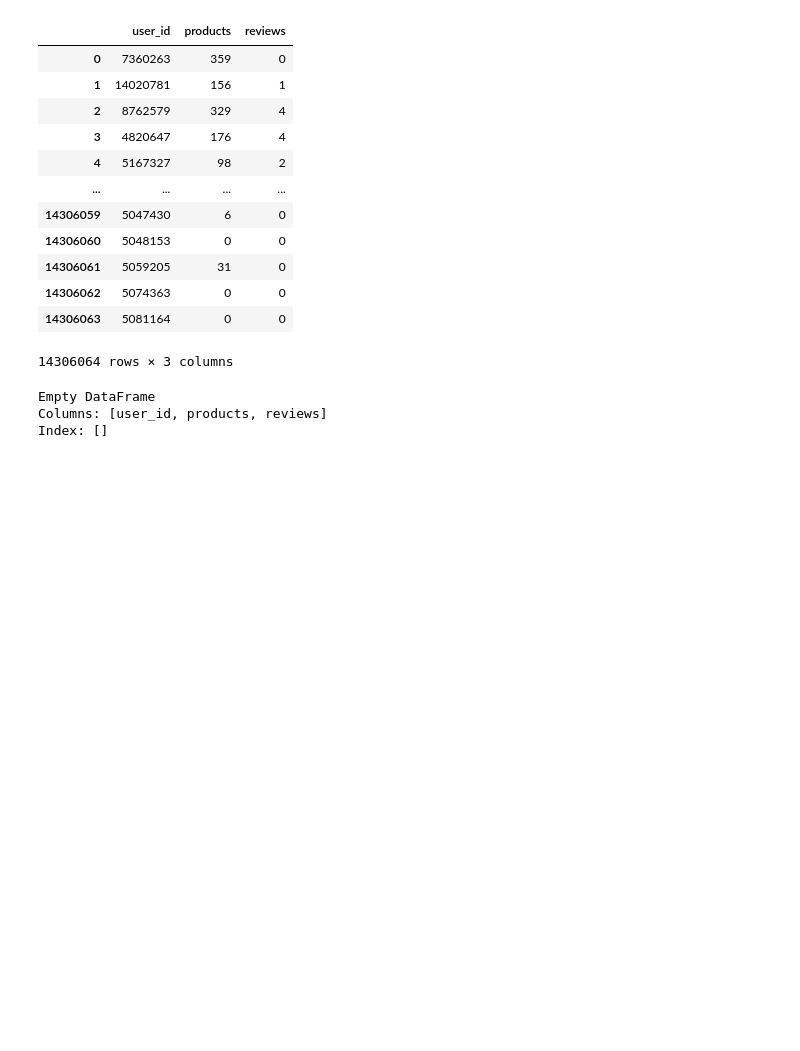
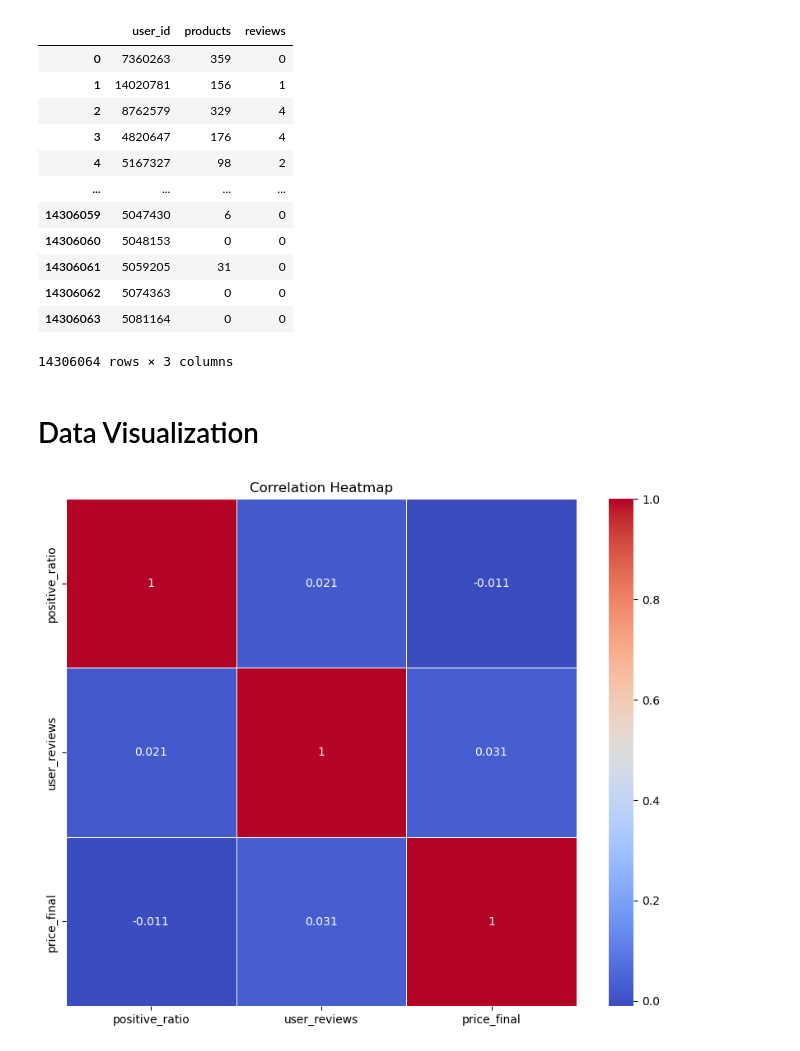
Before and after one commit to Milarize/EDA, a Jupyter notebook: EDA_Steam.ipynb, the cells around one changed output. Cells and saved outputs as stored; diff of their text form; code cells hidden in the pictures; blank space fills up the shorter version.

```diff
--- a/EDA_Steam.ipynb
+++ b/EDA_Steam.ipynb
@@ -119,13 +170,16 @@ df_users
 | 14306062 | 5074363 | 0 | 0 |
 | 14306063 | 5081164 | 0 | 0 |
 14306064 rows × 3 columns
-# %%
-# ค้นหาค่า 311954495 ในคอลัมน์ user_id
-result = df_users[df_users['user_id'] == 311954495]
-
-# แสดงผลลัพธ์
-print(result)
-# %% [output]
-Empty DataFrame
-Columns: [user_id, products, reviews]
-Index: []
+# %% [markdown]
+# Data Visualization
+# %%
+# สร้าง correlation matrix
+corr_matrix = new_df_games[['positive_ratio', 'user_reviews', 'price_final']].corr()
+
+# สร้าง heatmap
+plt.figure(figsize=(10, 8))
+heatmap = sns.heatmap(corr_matrix, annot=True, cmap='coolwarm', linewidths=.5)
+plt.title('Correlation Heatmap')
+plt.show()
+# %% [output]
+[figure, added]
```
Also changed, not shown: parts of 27 cells of this notebook.
